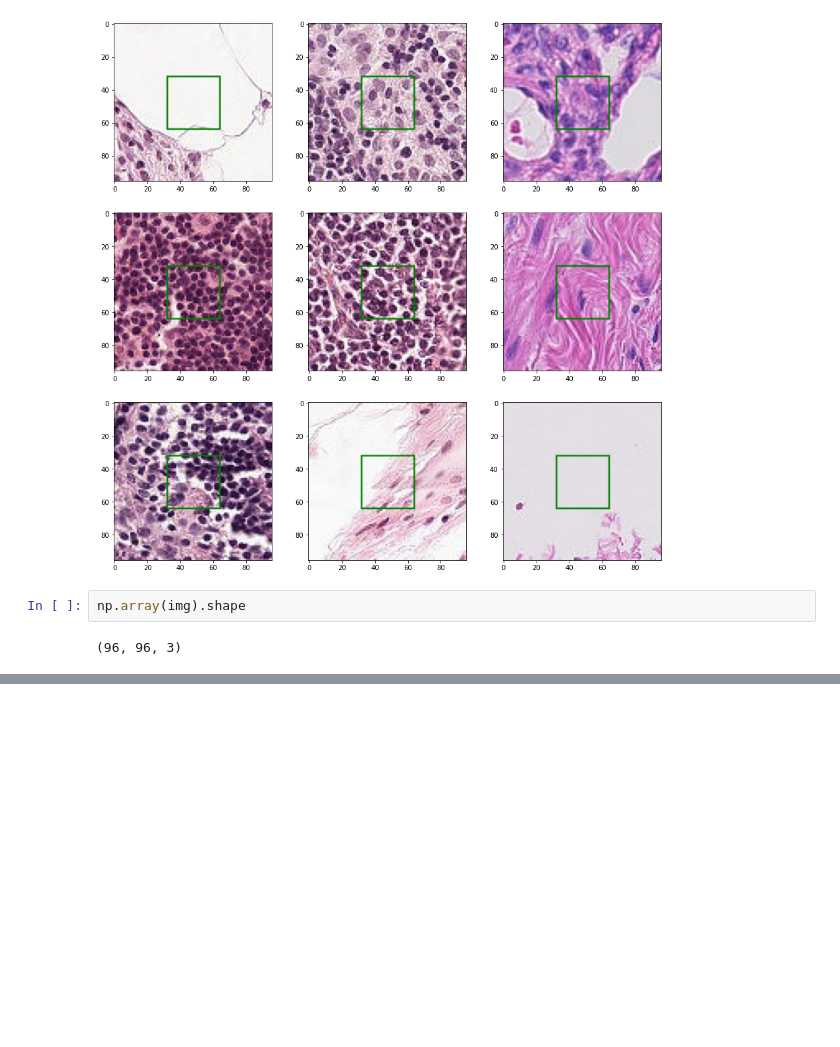
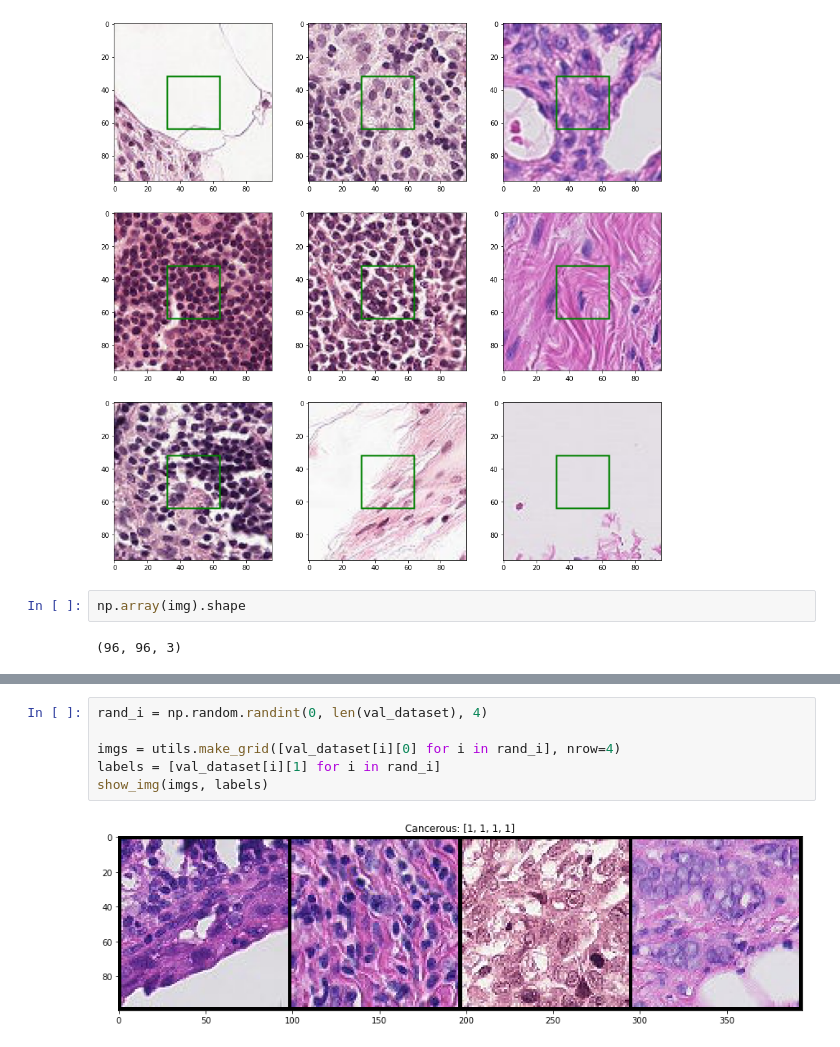
Before and after one commit to billbai0102/DeepLearning, a Jupyter notebook: Histopathologic Cancer Detection/cancerdetection.ipynb, the cells around one changed output, grey strips where cells are left out. Cells and saved outputs as stored; diff of their text form; blank space fills up the shorter version.

```diff
--- a/Histopathologic Cancer Detection/cancerdetection.ipynb
+++ b/Histopathologic Cancer Detection/cancerdetection.ipynb
@@ -95,0 +167,8 @@ class CancerDataset(Dataset):
+# %%
+rand_i = np.random.randint(0, len(val_dataset), 4)
+
+imgs = utils.make_grid([val_dataset[i][0] for i in rand_i], nrow=4)
+labels = [val_dataset[i][1] for i in rand_i]
+show_img(imgs, labels)
+# %% [output]
+[figure, added]
```
Also changed, not shown: parts of 10 cells of this notebook.
